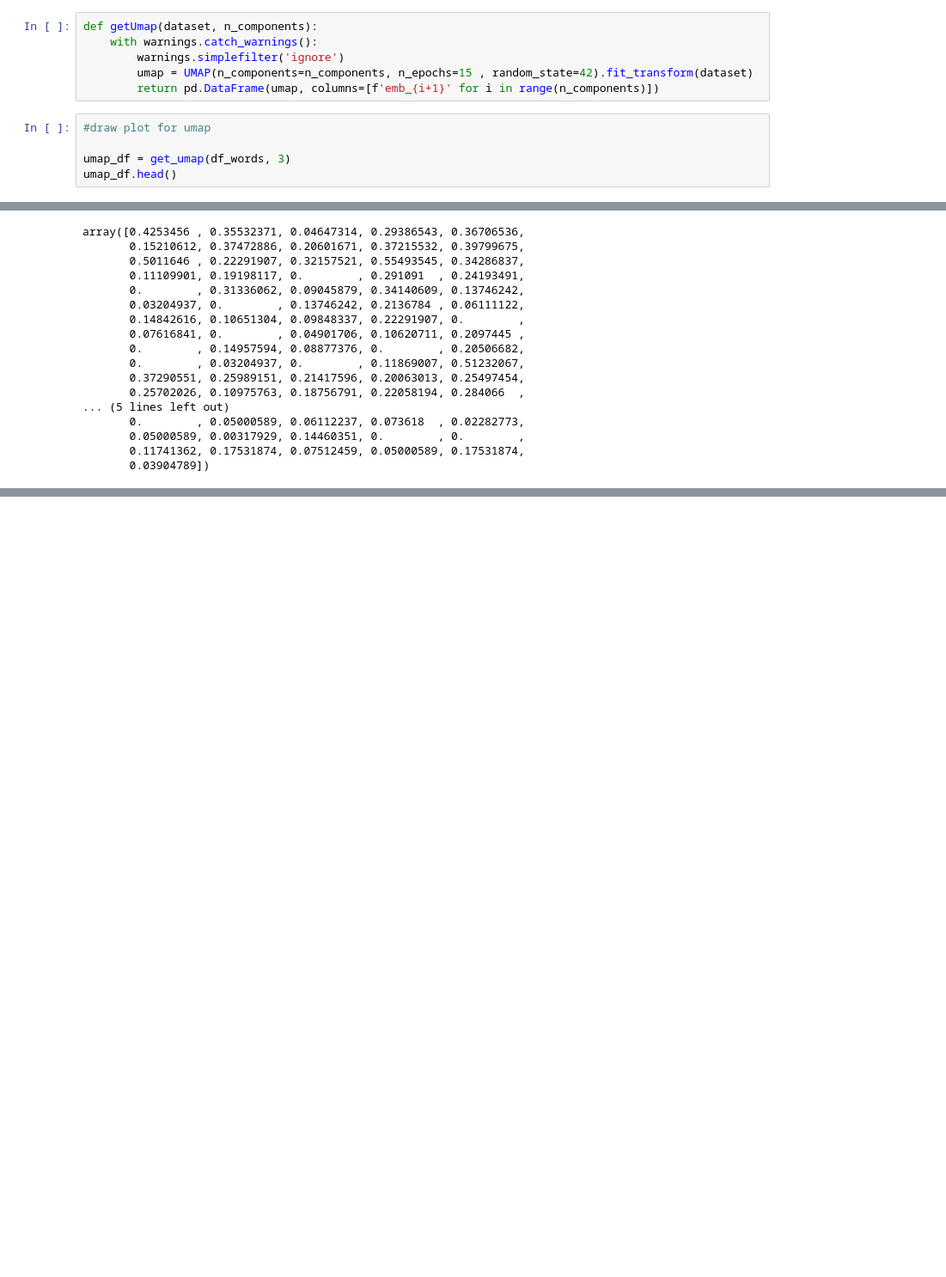
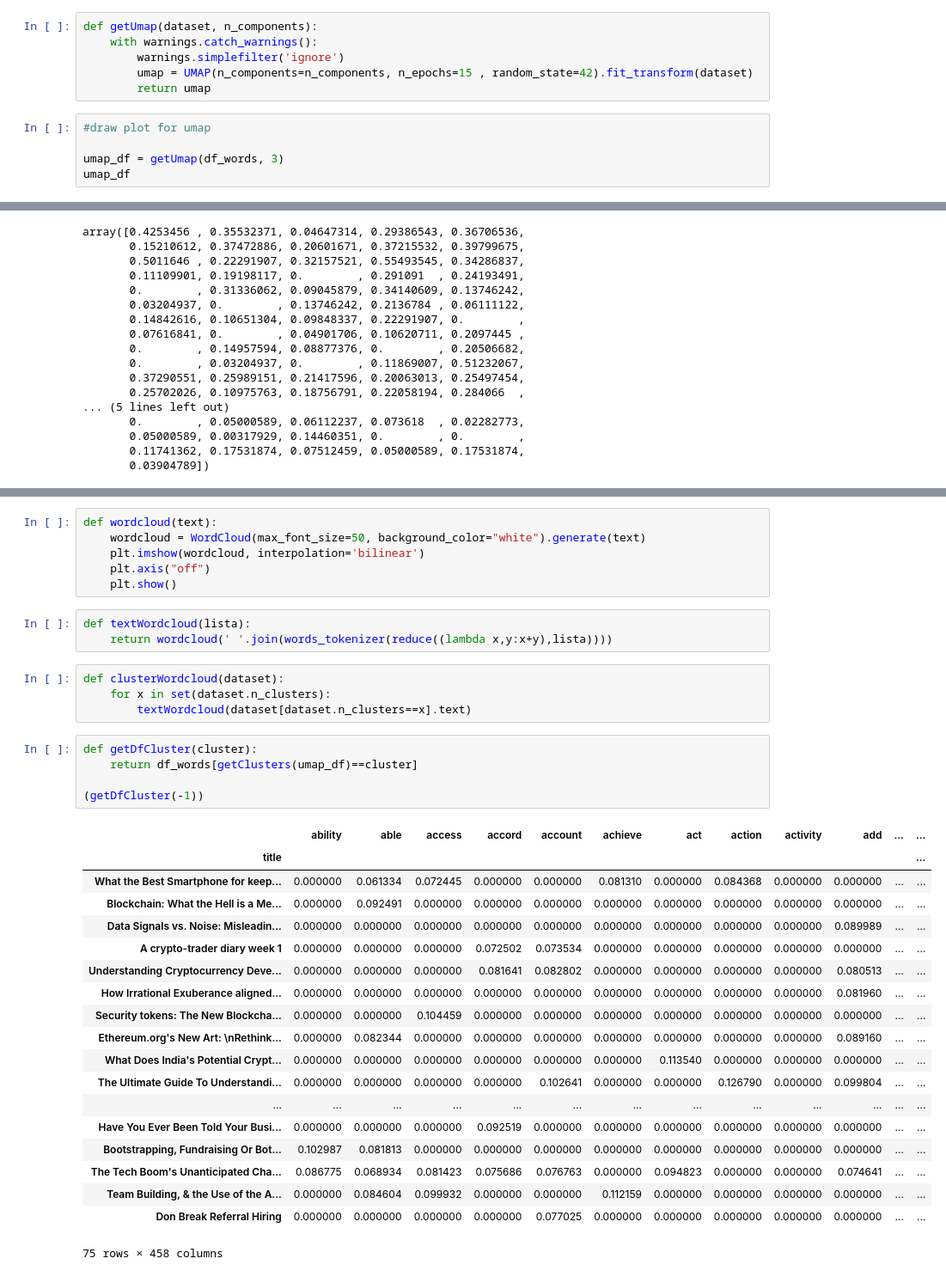
Before and after one commit to Mrueda1992/ironhack_finalproject, a Jupyter notebook: nlp_preprocessing.ipynb, the cells around one changed output, grey strips where cells are left out. Shown: that part at 86% size. Cells and saved outputs as stored; diff of their text form; blank space fills up the shorter version.

```diff
--- a/nlp_preprocessing.ipynb
+++ b/nlp_preprocessing.ipynb
@@ -148,10 +219,10 @@ def getUmap(dataset, n_components):
     with warnings.catch_warnings():
         warnings.simplefilter('ignore')
         umap = UMAP(n_components=n_components, n_epochs=15 , random_state=42).fit_transform(dataset)
-        return pd.DataFrame(umap, columns=[f'emb_{i+1}' for i in range(n_components)])
+        return umap
 # %%
 #draw plot for umap
 
-umap_df = get_umap(df_words, 3)
-umap_df.head()
+umap_df = getUmap(df_words, 3)
+umap_df
 # %% [output]
@@ -232,0 +302,38 @@ plt.show()
+# %%
+def wordcloud(text):
+    wordcloud = WordCloud(max_font_size=50, background_color="white").generate(text)
+    plt.imshow(wordcloud, interpolation='bilinear')
+    plt.axis("off")
+    plt.show()
+# %%
+def textWordcloud(lista):
+    return wordcloud(' '.join(words_tokenizer(reduce((lambda x,y:x+y),lista))))
+# %%
+def clusterWordcloud(dataset):
+    for x in set(dataset.n_clusters):
+        textWordcloud(dataset[dataset.n_clusters==x].text)
+# %%
+def getDfCluster(cluster):
+    return df_words[getClusters(umap_df)==cluster]
+
+(getDfCluster(-1))
+# %% [output]
+|  | ability | able | access | accord | account | achieve | act | action | activity | add | ... | ... |
+| title |  |  |  |  |  |  |  |  |  |  |  | ... |
+| What the Best Smartphone for keep... | 0.000000 | 0.061334 | 0.072445 | 0.000000 | 0.000000 | 0.081310 | 0.000000 | 0.084368 | 0.000000 | 0.000000 | ... | ... |
+| Blockchain: What the Hell is a Me... | 0.000000 | 0.092491 | 0.000000 | 0.000000 | 0.000000 | 0.000000 | 0.000000 | 0.000000 | 0.000000 | 0.000000 | ... | ... |
+| Data Signals vs. Noise: Misleadin... | 0.000000 | 0.000000 | 0.000000 | 0.000000 | 0.000000 | 0.000000 | 0.000000 | 0.000000 | 0.000000 | 0.089989 | ... | ... |
+| A crypto-trader diary week 1 | 0.000000 | 0.000000 | 0.000000 | 0.072502 | 0.073534 | 0.000000 | 0.000000 | 0.000000 | 0.000000 | 0.000000 | ... | ... |
+| Understanding Cryptocurrency Deve... | 0.000000 | 0.000000 | 0.000000 | 0.081641 | 0.082802 | 0.000000 | 0.000000 | 0.000000 | 0.000000 | 0.080513 | ... | ... |
+| How Irrational Exuberance aligned... | 0.000000 | 0.000000 | 0.000000 | 0.000000 | 0.000000 | 0.000000 | 0.000000 | 0.000000 | 0.000000 | 0.081960 | ... | ... |
+| Security tokens: The New Blockcha... | 0.000000 | 0.000000 | 0.104459 | 0.000000 | 0.000000 | 0.000000 | 0.000000 | 0.000000 | 0.000000 | 0.000000 | ... | ... |
+| Ethereum.org's New Art: \nRethink... | 0.000000 | 0.082344 | 0.000000 | 0.000000 | 0.000000 | 0.000000 | 0.000000 | 0.000000 | 0.000000 | 0.089160 | ... | ... |
+| What Does India's Potential Crypt... | 0.000000 | 0.000000 | 0.000000 | 0.000000 | 0.000000 | 0.000000 | 0.113540 | 0.000000 | 0.000000 | 0.000000 | ... | ... |
+| The Ultimate Guide To Understandi... | 0.000000 | 0.000000 | 0.000000 | 0.000000 | 0.102641 | 0.000000 | 0.000000 | 0.126790 | 0.000000 | 0.099804 | ... | ... |
+| ... | ... | ... | ... | ... | ... | ... | ... | ... | ... | ... | ... | ... |
+| Have You Ever Been Told Your Busi... | 0.000000 | 0.000000 | 0.000000 | 0.092519 | 0.000000 | 0.000000 | 0.000000 | 0.000000 | 0.000000 | 0.000000 | ... | ... |
+| Bootstrapping, Fundraising Or Bot... | 0.102987 | 0.081813 | 0.000000 | 0.000000 | 0.000000 | 0.000000 | 0.000000 | 0.000000 | 0.000000 | 0.000000 | ... | ... |
+| The Tech Boom's Unanticipated Cha... | 0.086775 | 0.068934 | 0.081423 | 0.075686 | 0.076763 | 0.000000 | 0.094823 | 0.000000 | 0.000000 | 0.074641 | ... | ... |
+| Team Building, & the Use of the A... | 0.000000 | 0.084604 | 0.099932 | 0.000000 | 0.000000 | 0.112159 | 0.000000 | 0.000000 | 0.000000 | 0.000000 | ... | ... |
+| Don Break Referral Hiring | 0.000000 | 0.000000 | 0.000000 | 0.000000 | 0.077025 | 0.000000 | 0.000000 | 0.000000 | 0.000000 | 0.000000 | ... | ... |
+75 rows × 458 columns
```
Also changed, not shown: parts of 24 cells of this notebook, 1 other file.
